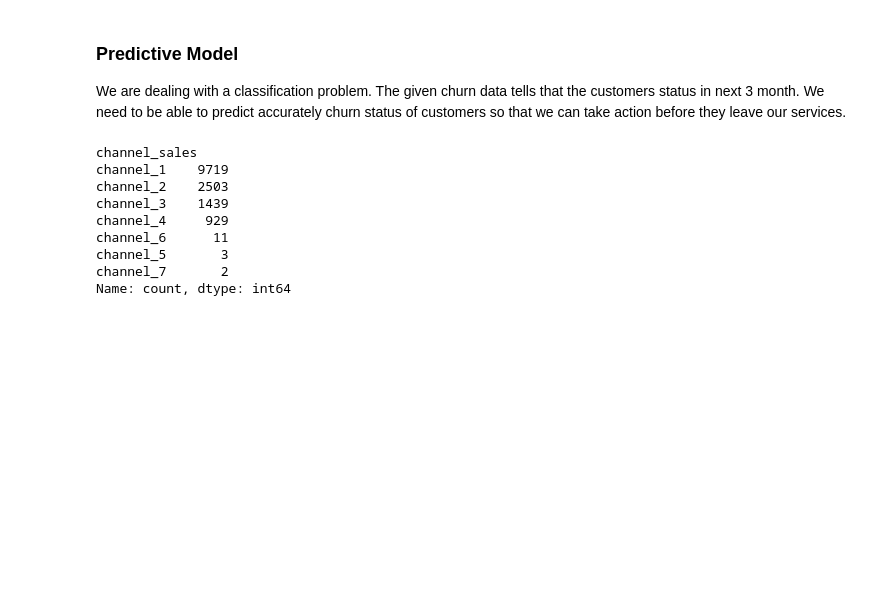
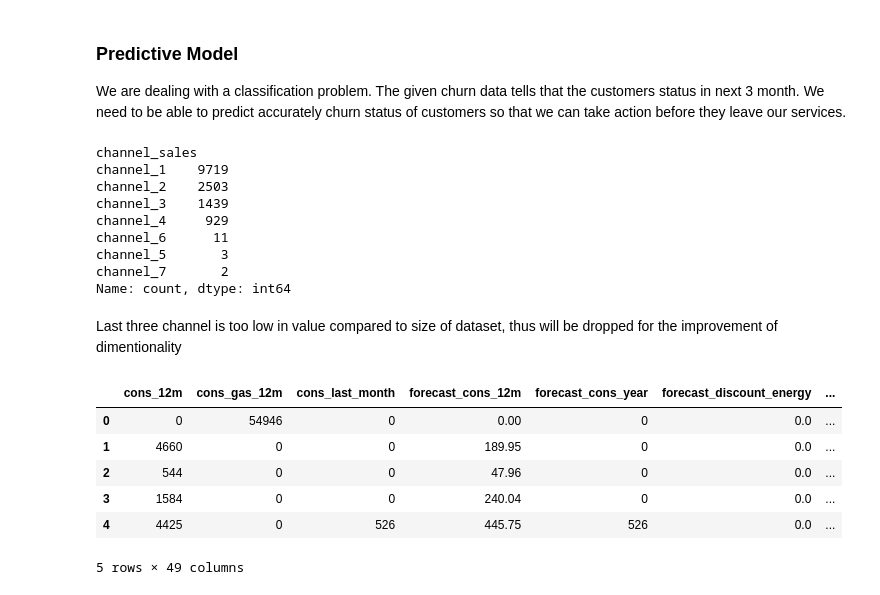
Before and after one commit to MetinUnlu/customer_churn, a Jupyter notebook: codes/predictive_model.ipynb, the cells around one changed output. Drawn from its saved outputs; the diff is of its cells as text; code cells hidden in the pictures; blank space fills up the shorter version.

```diff
--- a/codes/predictive_model.ipynb
+++ b/codes/predictive_model.ipynb
@@ -35,3 +35,17 @@ channel_6      11
 channel_5       3
 channel_7       2
 Name: count, dtype: int64
+# %% [markdown]
+Last three channel is too low in value compared to size of dataset, thus will be dropped for the improvement of dimentionality
+# %%
+df = pd.get_dummies(df, columns=['channel_sales'])
+df = df.drop(columns=['channel_sales_channel_5', 'channel_sales_channel_6', 'channel_sales_channel_7'])
+df.head()
+# %% [output]
+|  | cons_12m | cons_gas_12m | cons_last_month | forecast_cons_12m | forecast_cons_year | forecast_discount_energy | ... |
+| 0 | 0 | 54946 | 0 | 0.00 | 0 | 0.0 | ... |
+| 1 | 4660 | 0 | 0 | 189.95 | 0 | 0.0 | ... |
+| 2 | 544 | 0 | 0 | 47.96 | 0 | 0.0 | ... |
+| 3 | 1584 | 0 | 0 | 240.04 | 0 | 0.0 | ... |
+| 4 | 4425 | 0 | 526 | 445.75 | 526 | 0.0 | ... |
+5 rows × 49 columns
```
Also changed, not shown: parts of 14 cells of this notebook, 2 other files.
